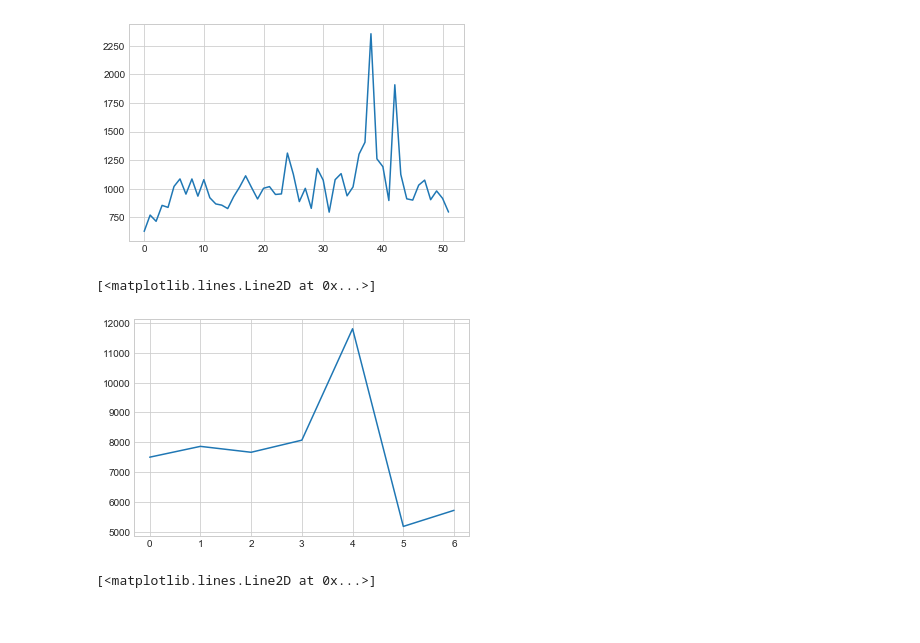
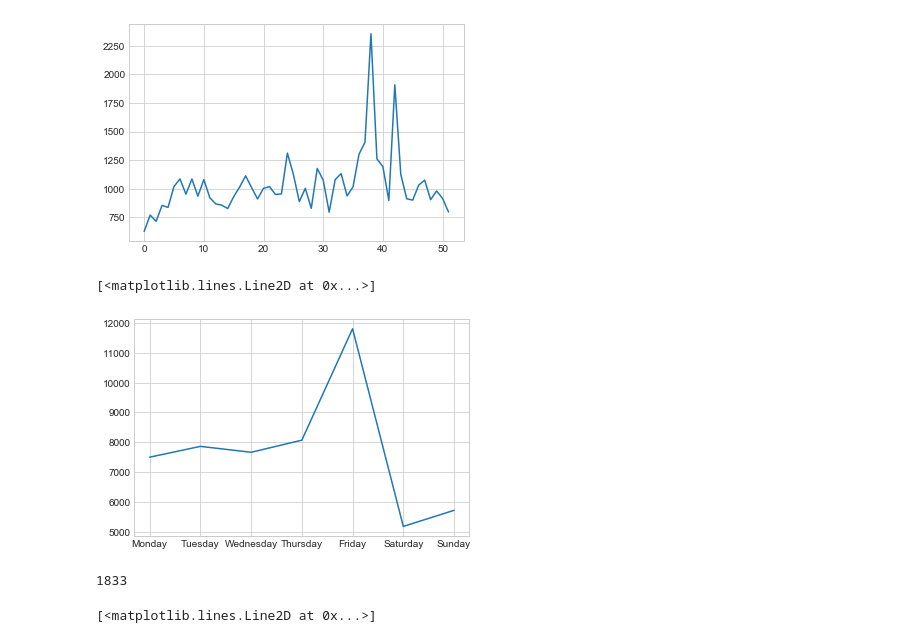
Before and after one commit to conorbarryhoke/Capstone, a Jupyter notebook: EDA_Regression_v1.ipynb, the cells around one changed output. Saved outputs shown, nothing was run; the diff lists cells and outputs as text; code cells hidden in the pictures.

```diff
--- a/EDA_Regression_v1.ipynb
+++ b/EDA_Regression_v1.ipynb
@@ -244,10 +243,15 @@ plt.plot([df_main[df_main['week']==i]['view_log'].sum() for i in range(1,53)])
 [<matplotlib.lines.Line2D at 0x...>]
 [figure]
 # %%
-plt.plot([df_main[df_main['week_day']==i]['view_log'].sum() for i in range(0,7)])
+plt.plot(['Monday','Tuesday','Wednesday','Thursday','Friday','Saturday','Sunday'], [df_main[df_main['week_day']==i]['view_log'].sum() for i in range(0,7)])
 # %% [output]
 [<matplotlib.lines.Line2D at 0x...>]
-[figure, old version]
+[figure, new version]
+# %%
+#Weekend releases:
+df_main[df_main['week_day']==5]['view_log'].shape[0] + df_main[df_main['week_day']==6]['view_log'].shape[0]
+# %% [output]
+1833
 # %%
 plt.plot([df_main[df_main['year']==i]['view_log'].sum() for i in range(1,18)])
 # %% [output]
```
Also changed, not shown: parts of 1 cell of this notebook, 2 other files.
